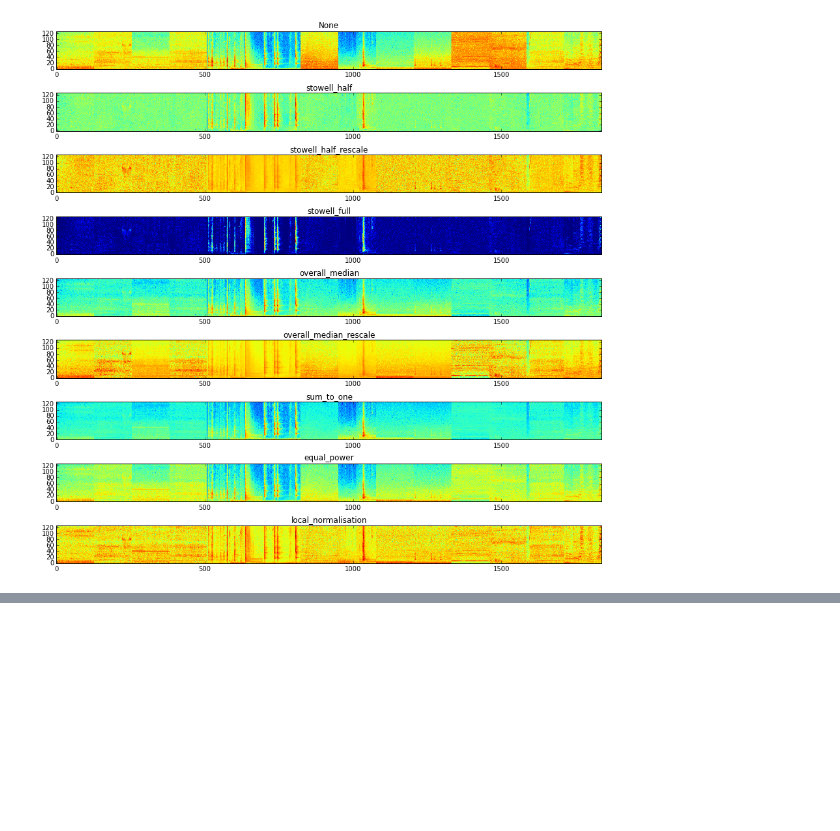
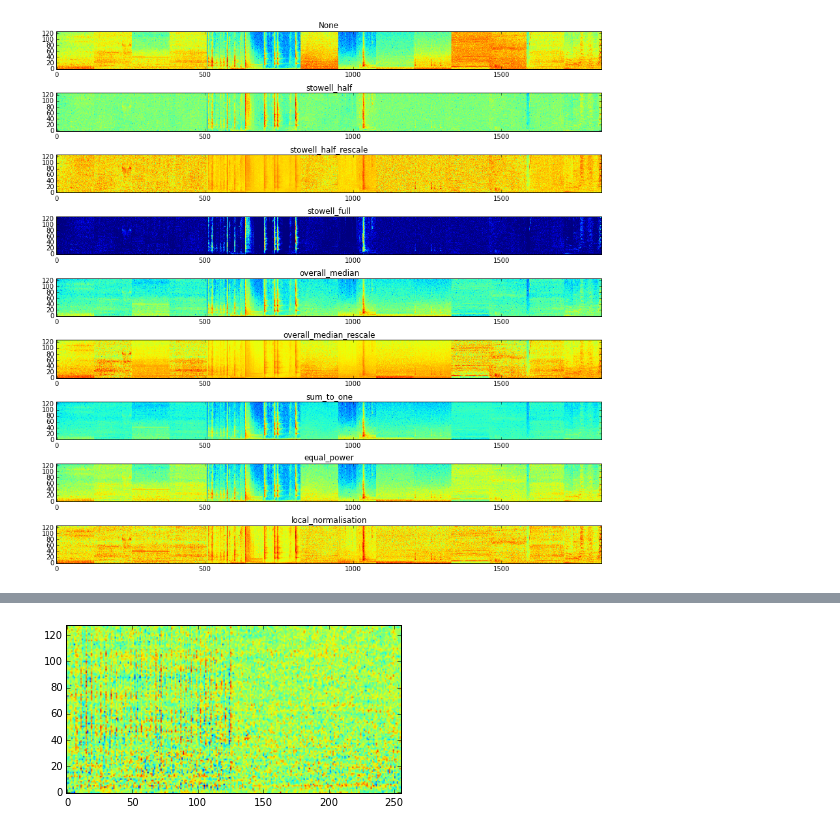
Before and after one commit to mdfirman/CityNet, a Jupyter notebook: notebooks/urban8k/notebooks/check_spectrogram.ipynb, the cells around one changed output, grey strips where cells are left out. Cells and saved outputs as stored; diff of their text form; code cells hidden in the pictures; blank space fills up the shorter version.

```diff
--- a/notebooks/urban8k/notebooks/check_spectrogram.ipynb
+++ b/notebooks/urban8k/notebooks/check_spectrogram.ipynb
@@ -167,0 +330,5 @@ for count, normalisation_strategy in enumerate(strategies):
+# %%
+rpca_train_X = rpca.inverse_transform(rpca.transform(normed_train_X))
+plot_spec(specs_to_strip([rpca_train_X[xx] for xx in idxs[:2]]))
+# %% [output]
+[figure, added]
```
Also changed, not shown: parts of 14 cells of this notebook, 8 other files.
